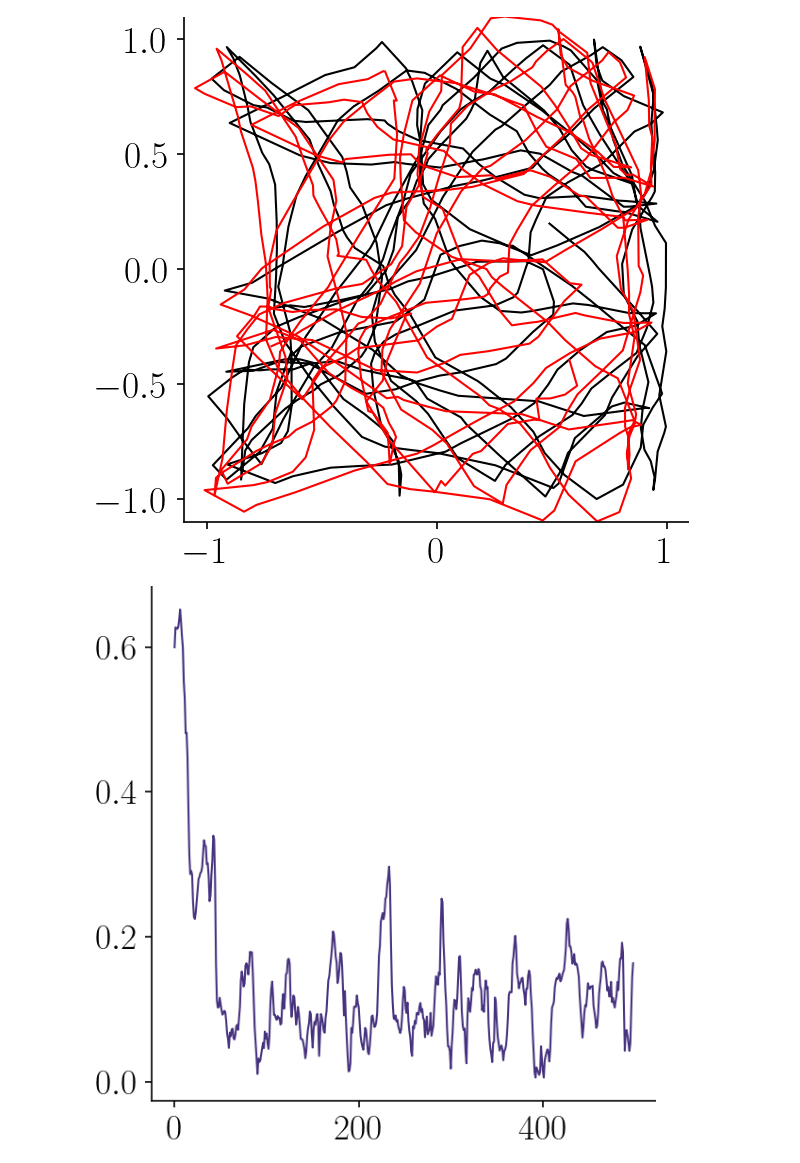
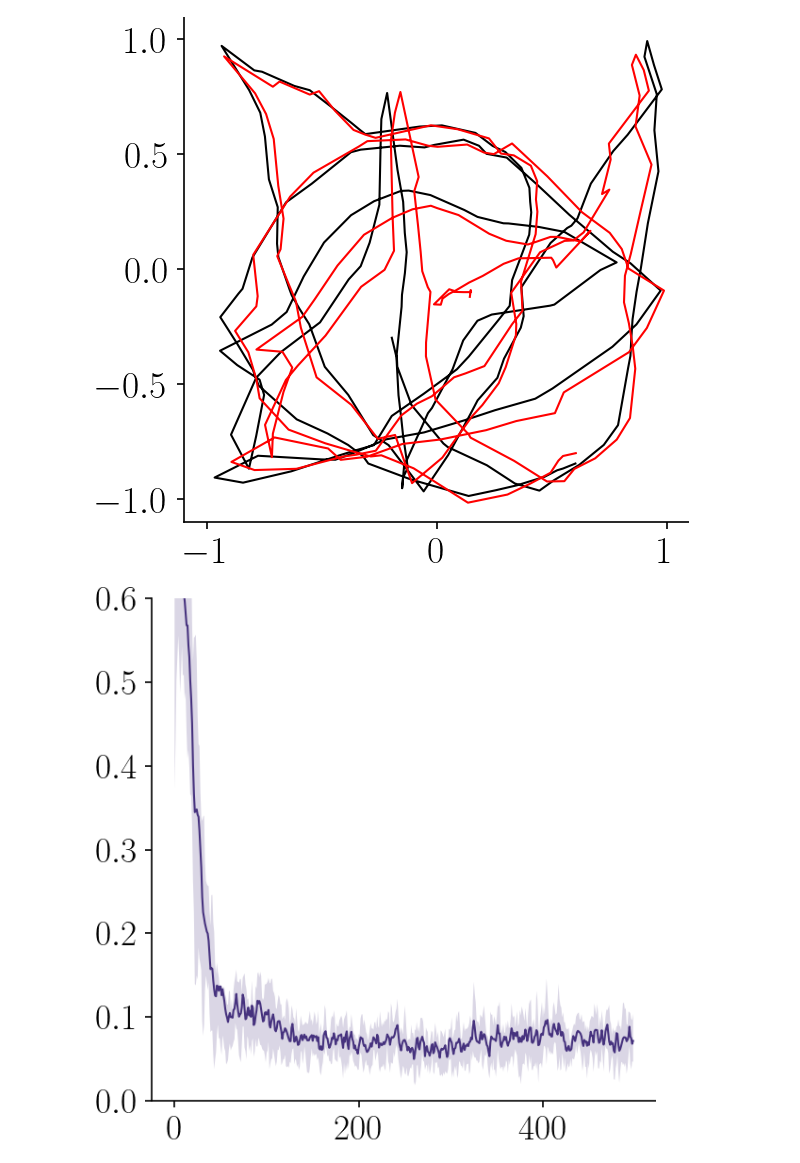
Before and after one commit to bioAI-Oslo/ConjunctiveRepresentations, a Jupyter notebook: rnn_long_trajectory.ipynb, the cells around one changed output. Saved outputs shown, nothing was run; the diff lists cells and outputs as text; code cells hidden in the pictures.

```diff
--- a/rnn_long_trajectory.ipynb
+++ b/rnn_long_trajectory.ipynb
@@ -136,21 +126,19 @@ fig.savefig(os.path.join(figure_path, f'rnn_similarity_structure_error_{pos_name
 # %%
-train_steps = 30000         # Number of training steps
+train_steps = 5000         # Number of training steps
 bs = 64                     # Batch size
-t_train = 2000                # Number of training timesteps
+t_train = 500                # Number of training timesteps
 lr = 1e-3                   # Learning rate
 
 decoder = LinearDecoder(n_in=model.n_out, n_out=2)
 optimizer = torch.optim.Adam(decoder.parameters(), lr=lr)
 genny = SimpleDatasetMaker(rayleigh_scale=0.1)
-
-r, v = genny.generate_dataset(1, 2000)
-p = model.spatial_representation(v, model.initial_state(r[:, 0].shape[0]))[0].detach()
-p = torch.reshape(p, (-1, p.shape[-1]))
-r_label = r[:,1:].reshape(-1, 2)
 # %%
-# Plit trajectory
+r, v = genny.generate_dataset(1, 500)
+r = r[:,1:].reshape(-1, 2)
+
+# Plot example trajectory
 fig, ax = plt.subplots(figsize=(4, 4), constrained_layout=True)
-ax.plot(r_label[:, 0], r_label[:, 1], color="black", lw=1)
+ax.plot(r[:, 0], r[:, 1], color="black", lw=1)
 ax.set_xlim(-1, 1)
 ax.set_ylim(-1, 1)
 ax.set_aspect("equal")
@@ -159,14 +147,17 @@ ax.set_aspect("equal")
 # %%
-# Train on first X timesteps
-p_train = p[50:t_train]                 # Ignore first 50 timesteps
-r_label_train = r_label[50:t_train]
-
 decoder_history = []
 progress = tqdm(range(train_steps))
 for i in progress:
 
-    idx = np.random.choice(np.arange(p_train.shape[0]), bs)
-    loss = decoder.train_step(x=p_train[idx], y=r_label_train[idx], optimizer=optimizer)
+    r, v = genny.generate_dataset(bs, t_train)
+    p = model.spatial_representation(v, model.initial_state(r[:, 0].shape[0]))[0].detach()
+
+    # Ignore first 50 timesteps
+    p = p[:, 50:]
+    p = torch.reshape(p, (-1, p.shape[-1]))
+    r = r[:, 51:].reshape(-1, 2)
+
+    loss = decoder.train_step(x=p, y=r, optimizer=optimizer)
 
     if i % 10 == 0:
         progress.set_description(f"loss: {loss:>7f}")
@@ -181,36 +172,38 @@ plt.show()
 # %%
 t_eval = 500
+n_eval = 16
 
-r, v = genny.generate_dataset(1, t_eval)
+r, v = genny.generate_dataset(n_eval, t_eval)
 p = model.spatial_representation(v, model.initial_state(r[:, 0].shape[0]))[0].detach()
 p_eval = torch.reshape(p, (-1, p.shape[-1]))
 r_label_eval = r[:, 1:].reshape(-1, 2).detach().numpy()
-
-# Evaluate from 500 to 1000 timesteps
-# p_eval = p[t_train:]
-# r_label_eval = r_label[t_train:].detach().numpy()
 # %%
 r_pred = decoder(p_eval).detach().numpy()
 
 fig, ax = plt.subplots(figsize=(4, 4), constrained_layout=True)
-ax.plot(r_label_eval[:, 0], r_label_eval[:, 1], label="True", color="black", lw=1)
-ax.plot(r_pred[:, 0], r_pred[:, 1], label="Predicted", color="red", lw=1)
+ax.plot(r_label_eval[:200, 0], r_label_eval[:200, 1], label="True", color="black", lw=1)
+ax.plot(r_pred[:200, 0], r_pred[:200, 1], label="Predicted", color="red", lw=1)
 # ax.legend()
 ax.set_xlim(-1.1, 1.1)
 ax.set_ylim(-1.1, 1.1)
 ax.set_aspect("equal")
 plt.show()
 
 # fig.savefig(os.path.join(figure_path, 'rnn_long_trajectory_decoder.svg'), transparent=True)
 # %% [output]
-[figure, old version]
+[figure, new version]
 # %%
 ld_error = np.linalg.norm(r_pred - r_label_eval, axis=-1)
+ld_error = ld_error.reshape(n_eval, t_eval-1)
+
 fig, ax = plt.subplots(figsize=(4, 4), constrained_layout=True)
-ax.plot(ld_error)
+ax.plot(ld_error.mean(axis=0))
+quarts = np.percentile(ld_error, [25, 75], axis=0)
+ax.fill_between(np.arange(t_eval-1), quarts[0], quarts[1], alpha=0.2)
+ax.set_ylim(0, 0.6)
 plt.show()
 # %% [output]
-[figure, old version]
+[figure, new version]
 # %%
 def population_decoding(p, memory, r_memory):
     """Population decoding scheme: decode location as location r_memory
```
Also changed, not shown: parts of 16 cells of this notebook, 2 other files.
